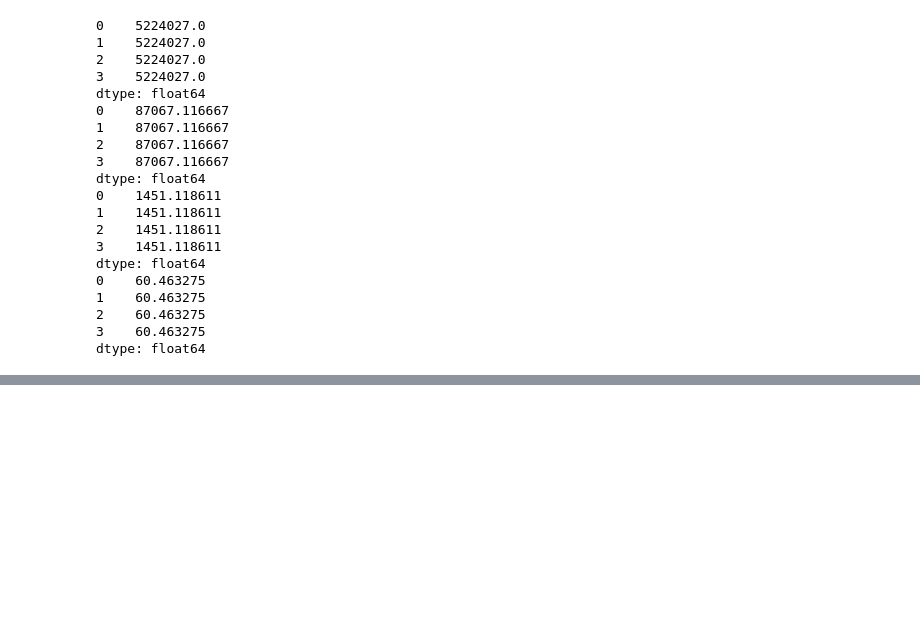
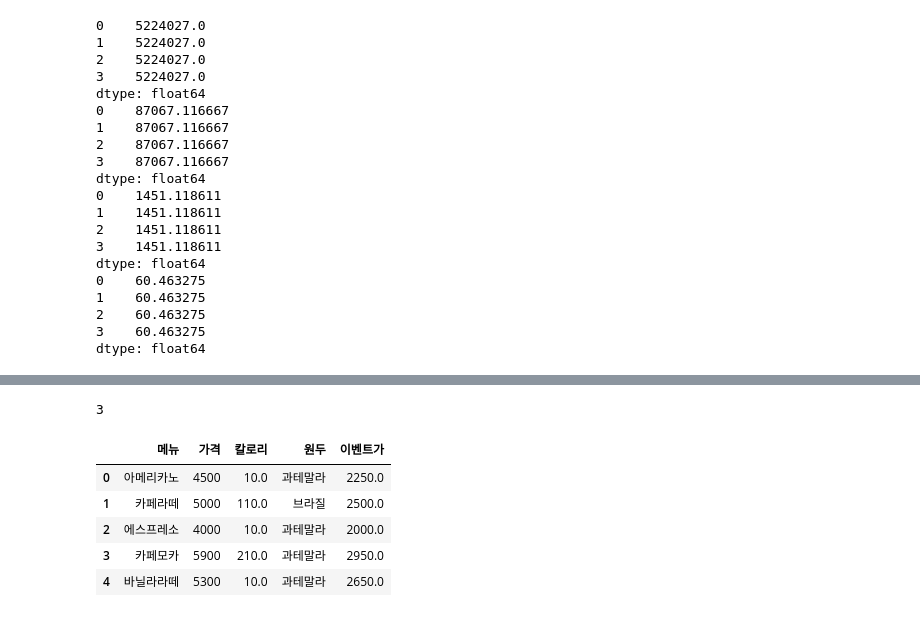
Before and after one commit to govin08/travail, a Jupyter notebook: 2026/0531_BAE/part1/ch02.ipynb, the cells around one changed output, grey strips where cells are left out. Saved outputs shown, nothing was run; the diff lists cells and outputs as text; code cells hidden in the pictures; blank space fills up the shorter version.

```diff
--- a/2026/0531_BAE/part1/ch02.ipynb
+++ b/2026/0531_BAE/part1/ch02.ipynb
@@ -1441,0 +1669,10 @@ print(diff.dt.days)
+# %%
+# quiz
+
+df = pd.DataFrame({
+    "메뉴": ['아메리카노', '카페라떼', '에스프레소', '카페모카', '바닐라라떼'],
+    "가격": [4500, 5000, 4000, 5900, 5300],
+    "칼로리": [10, 110, np.nan, 210, np.nan],
+    "원두": ['과테말라', '브라질', '과테말라', np.nan, np.nan]
+})
+df
@@ -1441,0 +1686,4 @@ print(diff.dt.days)
+# %%
+# q1
+df['칼로리'] = df['칼로리'].fillna(df['칼로리'].min())
+df
@@ -1441,0 +1697,4 @@ print(diff.dt.days)
+# %%
+# q2
+df['원두'] = df['원두'].fillna(df['원두'].mode()[0])
+df
@@ -1441,0 +1708,16 @@ print(diff.dt.days)
+# %%
+# q3
+print(len(df[df['가격']>=5000]))
+# %% [output]
+3
+# %%
+# q4
+df['이벤트가'] = df['가격'] * 0.5
+df
+# %% [output]
+|  | 메뉴 | 가격 | 칼로리 | 원두 | 이벤트가 |
+| 0 | 아메리카노 | 4500 | 10.0 | 과테말라 | 2250.0 |
+| 1 | 카페라떼 | 5000 | 110.0 | 브라질 | 2500.0 |
+| 2 | 에스프레소 | 4000 | 10.0 | 과테말라 | 2000.0 |
+| 3 | 카페모카 | 5900 | 210.0 | 과테말라 | 2950.0 |
+| 4 | 바닐라라떼 | 5300 | 10.0 | 과테말라 | 2650.0 |
```
Also changed, not shown: parts of 29 cells of this notebook, 36 other files.
